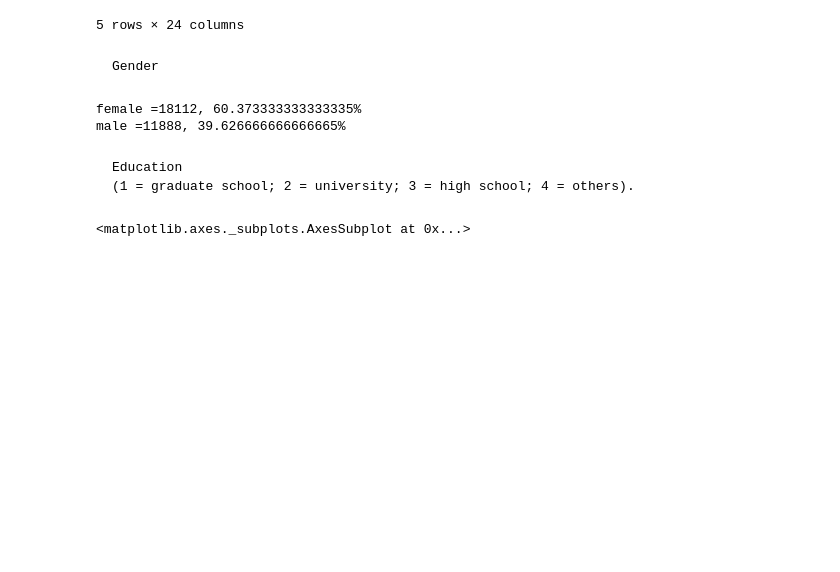
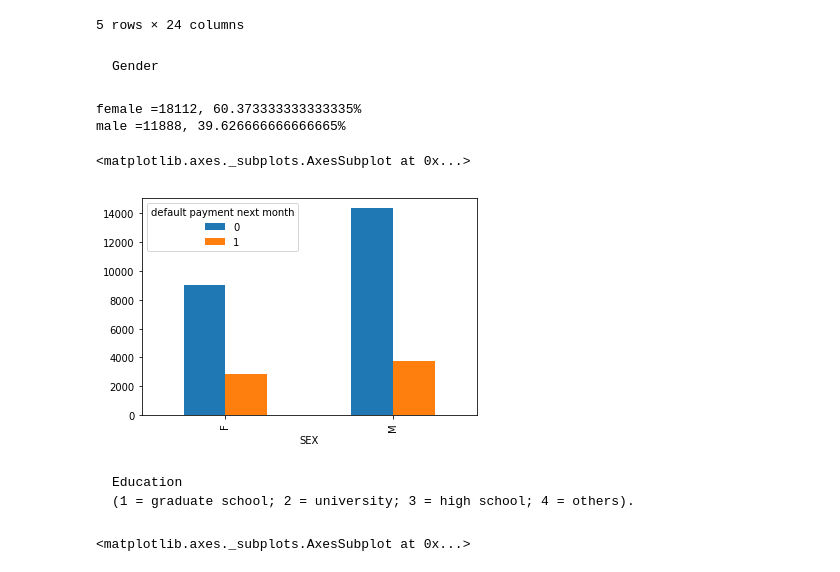
Before and after one commit to xhan7279/credit-default, a Jupyter notebook: credit-default.ipynb, the cells around one changed output. Cells and saved outputs as stored; diff of their text form; code cells hidden in the pictures; blank space fills up the shorter version.

```diff
--- a/credit-default.ipynb
+++ b/credit-default.ipynb
@@ -48,13 +48,17 @@ data.head()
 # %%
 df = data.copy()
 total = df.shape[0]
 female = df[df['SEX'] == 2].shape[0]
 male = df[df['SEX'] == 1].shape[0]
 print(f"female ={female}, {female/total*100}%")
 print(f"male ={male}, {male/total*100}%")
+
+df[['SEX', 'default payment next month']].groupby(['SEX', 'default payment next month']).size().unstack(level=1).rename(index={1:'F', 2:'M'}).plot(kind='bar')
 # %% [output]
 female =18112, 60.373333333333335%
 male =11888, 39.626666666666665%
+<matplotlib.axes._subplots.AxesSubplot at 0x...>
+[figure, added]
 # %% [markdown]
     Education
     (1 = graduate school; 2 = university; 3 = high school; 4 = others).
```
Also changed, not shown: parts of 7 cells of this notebook.
